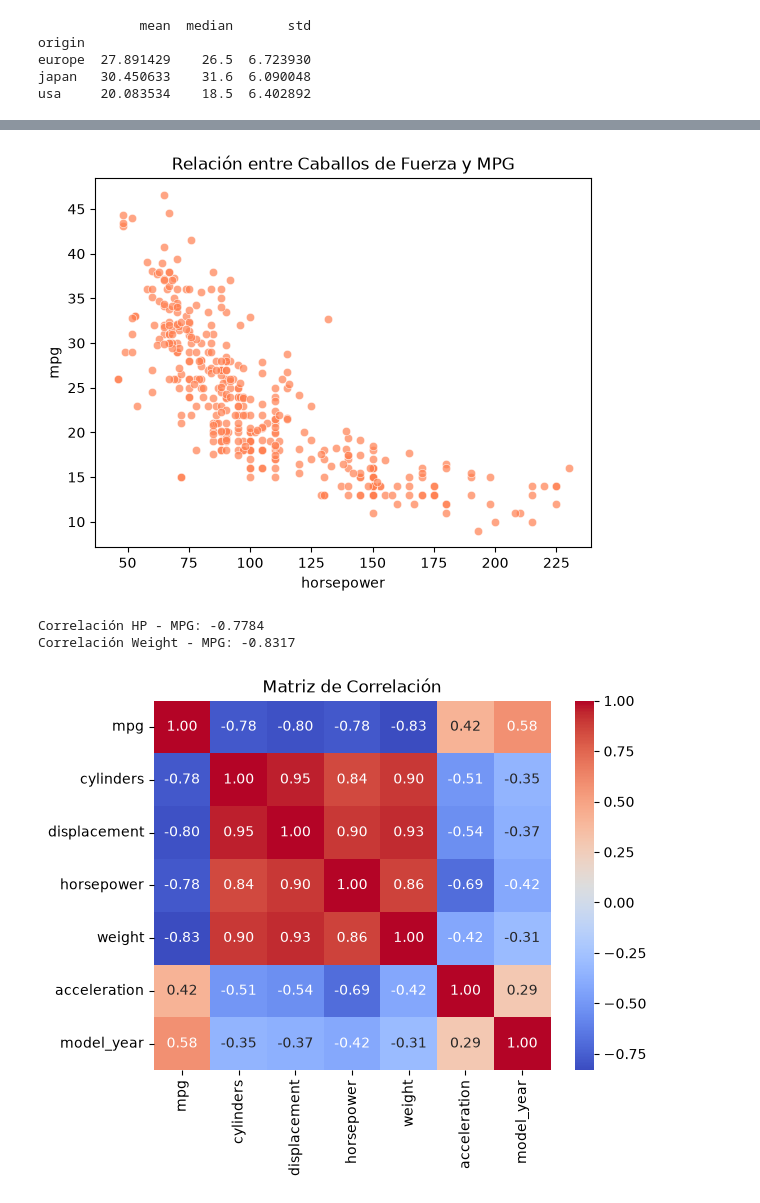
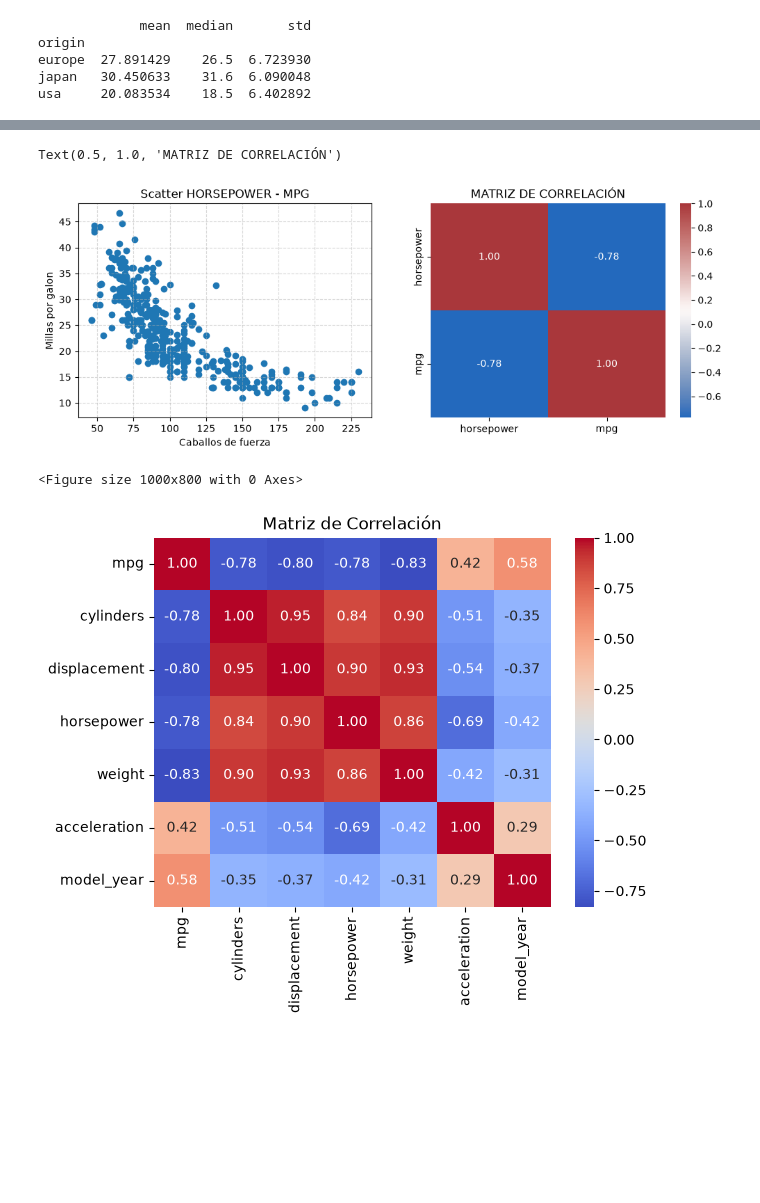
Before and after one commit to iomarlopez/datascience-g8, a Jupyter notebook: Documents/datascience_g8_01/notebooks/Entregable EDA_2.ipynb, the cells around one changed output, grey strips where cells are left out. Cells and saved outputs as stored; diff of their text form; code cells hidden in the pictures; blank space fills up the shorter version.

```diff
--- a/Documents/datascience_g8_01/notebooks/Entregable EDA_2.ipynb
+++ b/Documents/datascience_g8_01/notebooks/Entregable EDA_2.ipynb
@@ -272,20 +307,26 @@ Correlación de Pearson: -0.8317409332443354
 # %%
 # 13. Estudia la relación entre `horsepower` y `mpg` con scatterplot y correlación. Compara su
 # intensidad con la relación `weight`–`mpg`.
 
-df_clean_hp = df.dropna(subset=['horsepower'])
-sns.scatterplot(data=df_clean_hp, x='horsepower', y='mpg', color='coral', alpha=0.7)
-plt.title("Relación entre Caballos de Fuerza y MPG")
-plt.show()
+df_copy=df.copy()
+df_copy = df_copy.dropna(subset=["horsepower"])
 
-corr_hp = df_clean_hp['horsepower'].corr(df_clean_hp['mpg'])
-corr_weight = df['weight'].corr(df['mpg'])
-print(f"Correlación HP - MPG: {corr_hp:.4f}")
-print(f"Correlación Weight - MPG: {corr_weight:.4f}")
+dashboard, axes = plt.subplots(1,2 , figsize=(12, 4))
+
+axes[0].scatter(df_copy["horsepower"],df_copy["mpg"])
+axes[0].set_xlabel('Caballos de fuerza')
+axes[0].set_ylabel('Millas por galon')
+axes[0].set_title('Scatter HORSEPOWER - MPG')
+axes[0].grid(True, linestyle="--", alpha=0.5)
+#FIGURA 2
+plt.figure(figsize=(10,8))
+corr = df_copy[["horsepower", "mpg"]].corr()
+sns.heatmap(corr,ax=axes[1],annot=True,fmt=".2f",cmap="vlag")
+axes[1].set_title("MATRIZ DE CORRELACIÓN")
 # %% [output]
+Text(0.5, 1.0, 'MATRIZ DE CORRELACIÓN')
-[figure, old version]
+[figure, new version]
-Correlación HP - MPG: -0.7784
-Correlación Weight - MPG: -0.8317
+<Figure size 1000x800 with 0 Axes>
 # %%
 
 # 14. Construye una matriz de correlación y heatmap de las variables numéricas. Identifica las
```
Also changed, not shown: parts of 4 cells of this notebook, 1 other file.
